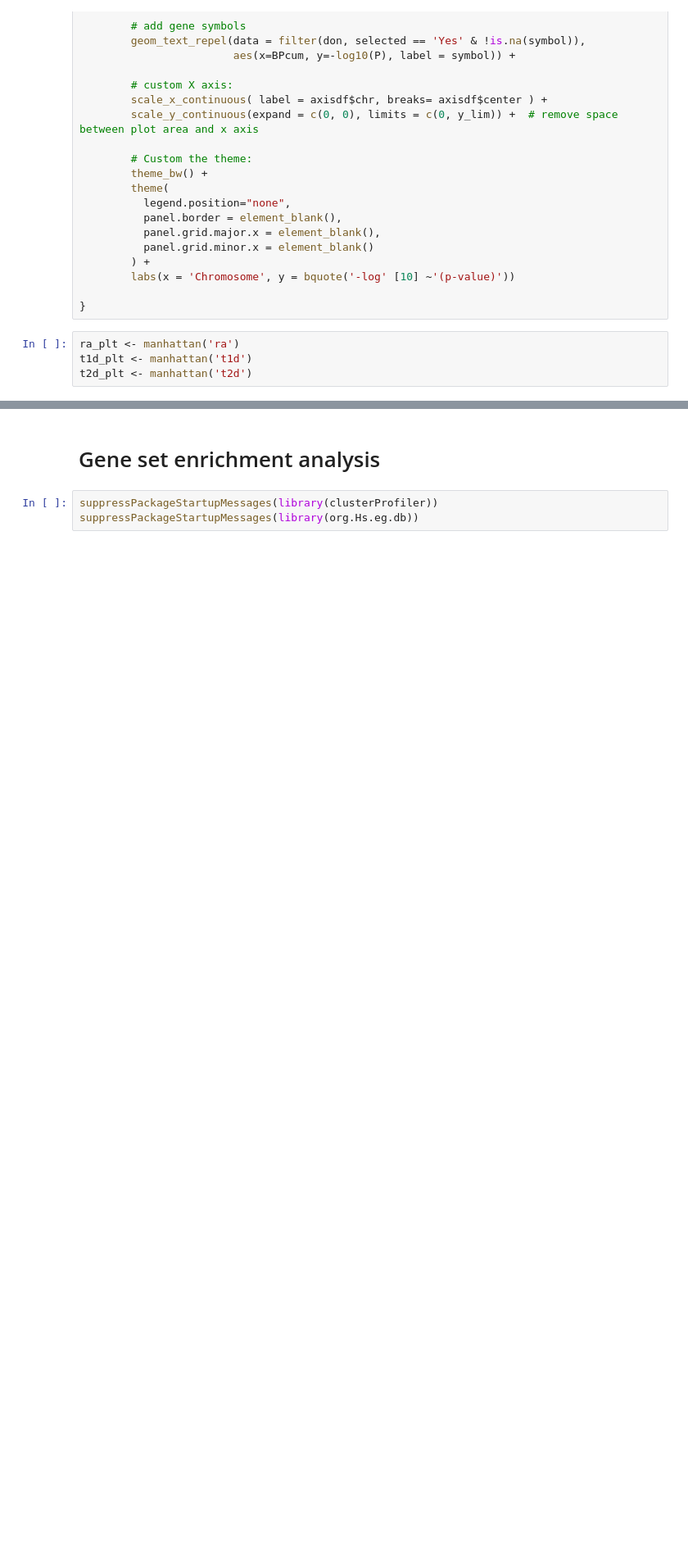
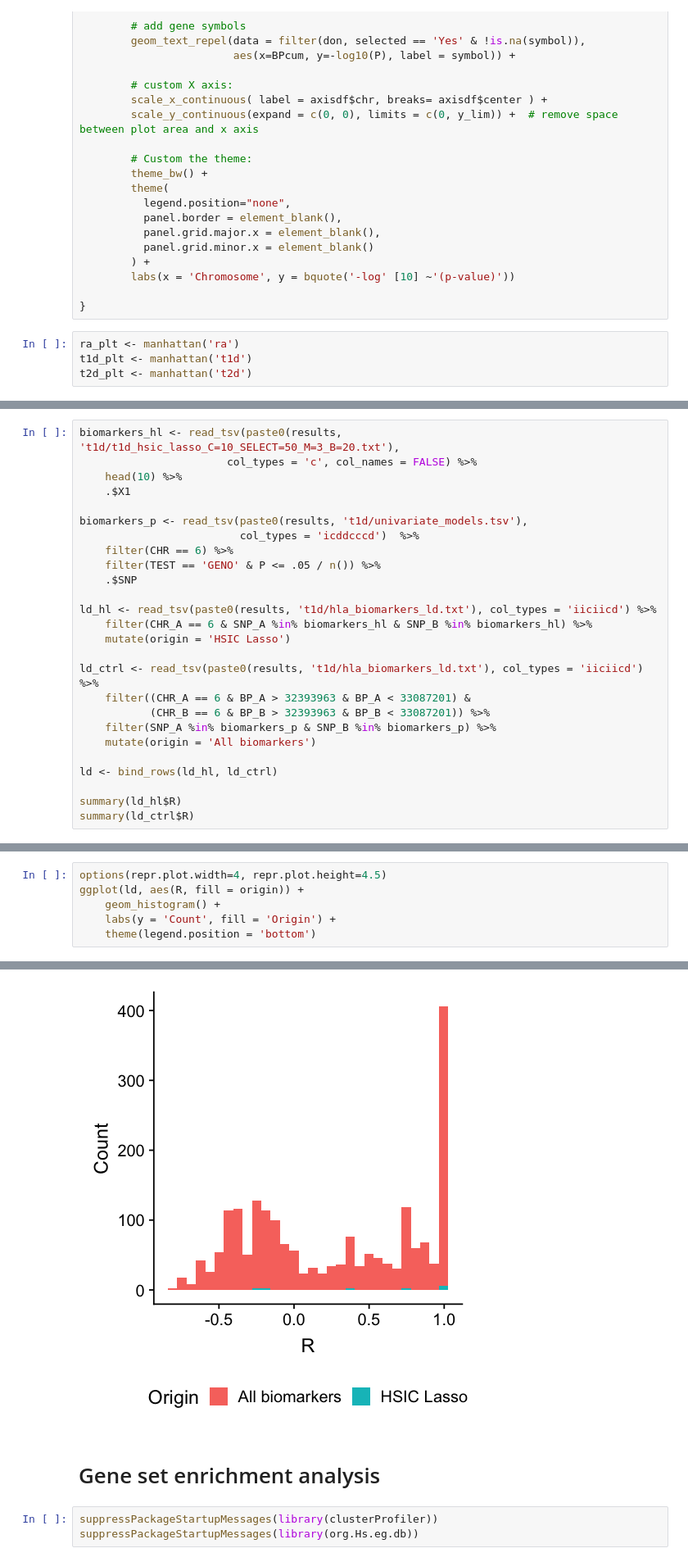
Before and after one commit to hclimente/nori, a Jupyter notebook: doc/gwas.ipynb, the cells around one changed output, grey strips where cells are left out. Shown: that part at 82% size. Cells and saved outputs as stored; diff of their text form; blank space fills up the shorter version.

```diff
--- a/doc/gwas.ipynb
+++ b/doc/gwas.ipynb
@@ -203,0 +205,26 @@ plot_grid(ra_plt, t1d_plt, t2d_plt, nrow = 3,
+# %%
+biomarkers_hl <- read_tsv(paste0(results, 't1d/t1d_hsic_lasso_C=10_SELECT=50_M=3_B=20.txt'),
+                       col_types = 'c', col_names = FALSE) %>%
+    head(10) %>%
+    .$X1
+
+biomarkers_p <- read_tsv(paste0(results, 't1d/univariate_models.tsv'),
+                         col_types = 'icddcccd')  %>%
+    filter(CHR == 6) %>%
+    filter(TEST == 'GENO' & P <= .05 / n()) %>%
+    .$SNP
+
+ld_hl <- read_tsv(paste0(results, 't1d/hla_biomarkers_ld.txt'), col_types = 'iiciicd') %>%
+    filter(CHR_A == 6 & SNP_A %in% biomarkers_hl & SNP_B %in% biomarkers_hl) %>%
+    mutate(origin = 'HSIC Lasso')
+
+ld_ctrl <- read_tsv(paste0(results, 't1d/hla_biomarkers_ld.txt'), col_types = 'iiciicd') %>%
+    filter((CHR_A == 6 & BP_A > 32393963 & BP_A < 33087201) &
+           (CHR_B == 6 & BP_B > 32393963 & BP_B < 33087201)) %>%
+    filter(SNP_A %in% biomarkers_p & SNP_B %in% biomarkers_p) %>%
+    mutate(origin = 'All biomarkers')
+
+ld <- bind_rows(ld_hl, ld_ctrl)
+
+summary(ld_hl$R)
+summary(ld_ctrl$R)
@@ -203,0 +236,7 @@ plot_grid(ra_plt, t1d_plt, t2d_plt, nrow = 3,
+# %%
+options(repr.plot.width=4, repr.plot.height=4.5)
+ggplot(ld, aes(R, fill = origin)) +
+    geom_histogram() +
+    labs(y = 'Count', fill = 'Origin') +
+    theme(legend.position = 'bottom')
+# %% [output]
@@ -204,3 +244,4 @@ plot_grid(ra_plt, t1d_plt, t2d_plt, nrow = 3,
+[figure, added]
 # %% [markdown]
 # Gene set enrichment analysis
 # %%
```
Also changed, not shown: parts of 6 cells of this notebook, 4 other files.
